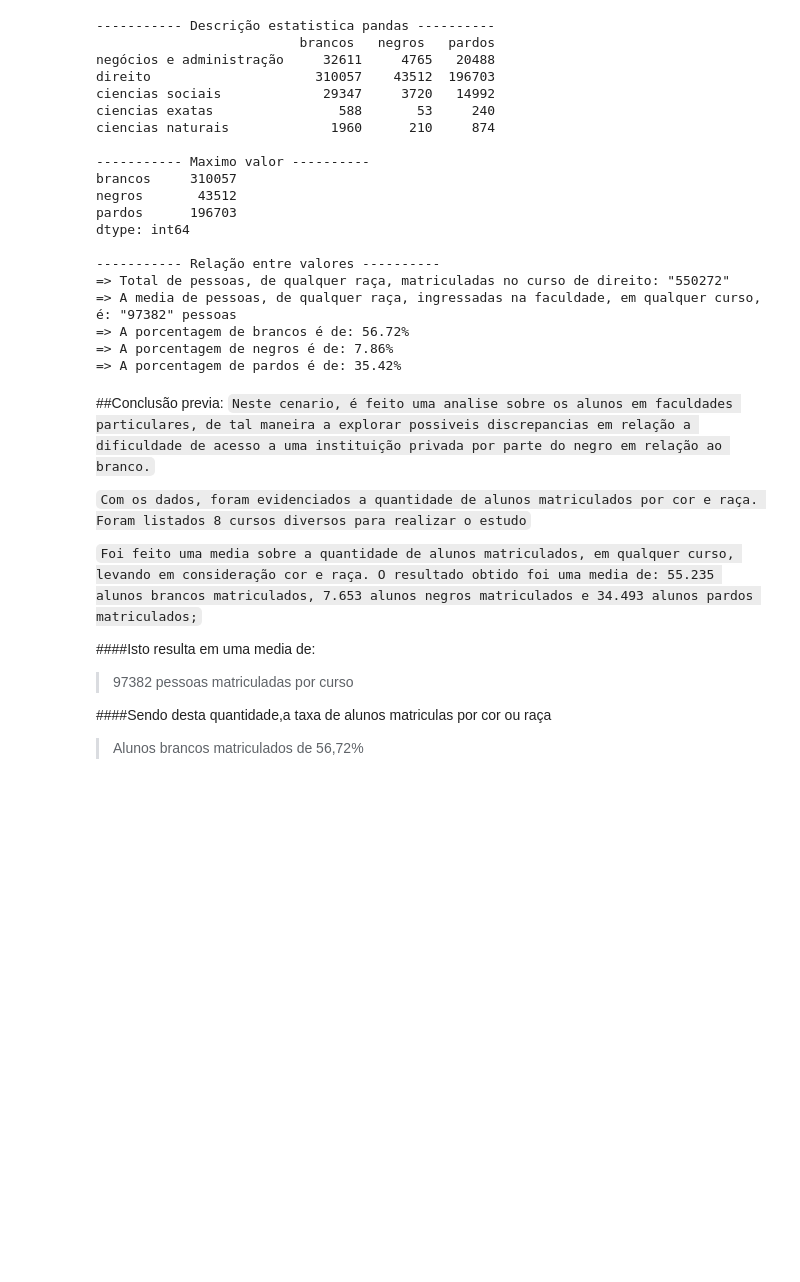
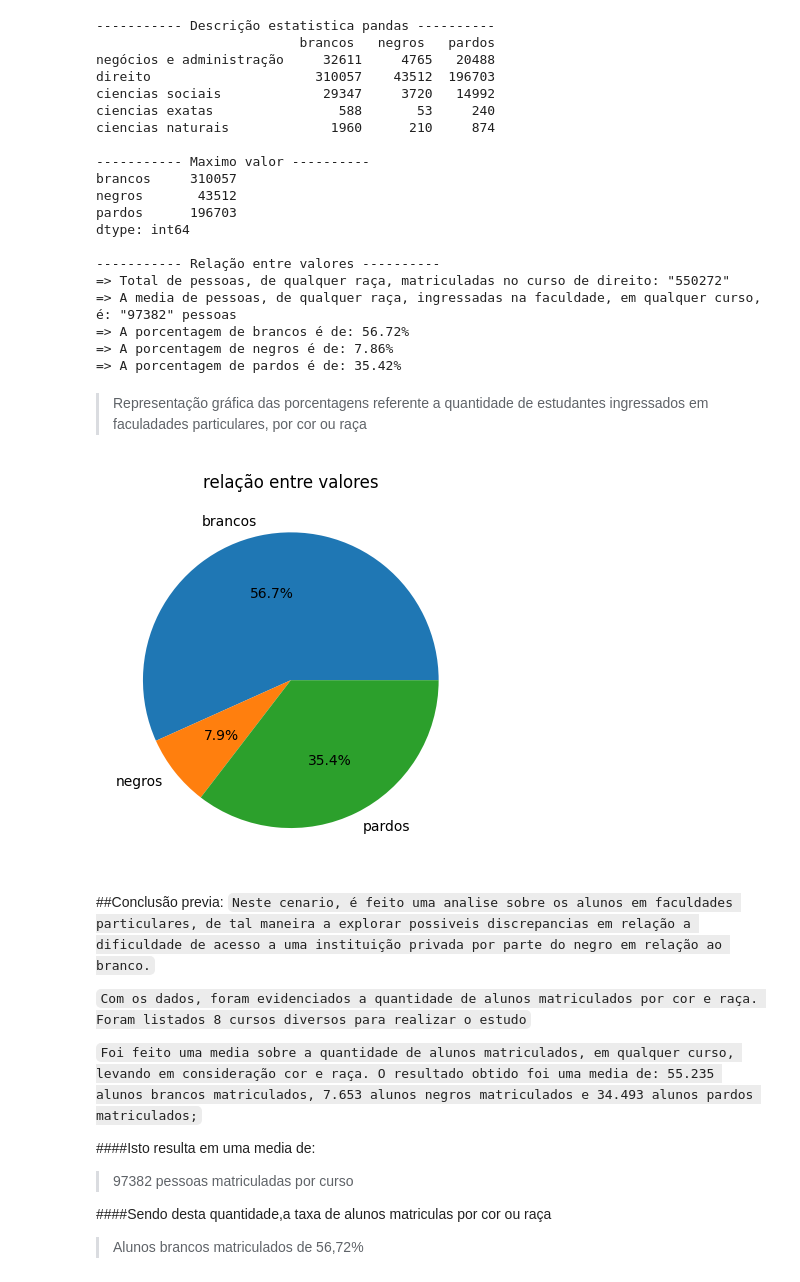
Before and after one commit to rootProject1/Main-Project, a Jupyter notebook: Dificuldade_de_acesso_a__educação_e_mercado_de_trabalho_pelos_negros_no_brasil_em_2021.ipynb, the cells around one changed output. Cells and saved outputs as stored; diff of their text form; code cells hidden in the pictures; blank space fills up the shorter version.

```diff
--- a/Dificuldade_de_acesso_a__educação_e_mercado_de_trabalho_pelos_negros_no_brasil_em_2021.ipynb
+++ b/Dificuldade_de_acesso_a__educação_e_mercado_de_trabalho_pelos_negros_no_brasil_em_2021.ipynb
@@ -163,3 +170,14 @@ dtype: int64
+# %% [markdown]
+> Representação gráfica das porcentagens referente a quantidade de estudantes ingressados em faculadades particulares, por cor ou raça
+# %%
+racas = ["brancos", "negros", "pardos"]
+porcent = [56.72, 7.86, 35.42]
+
+plt.pie(porcent, labels=racas, autopct='%1.1f%%')
+plt.title('relação entre valores')
+plt.show()
+# %% [output]
+[figure, added]
 # %% [markdown]
 ##Conclusão previa:
 `Neste cenario, é feito uma analise sobre os alunos em faculdades particulares, de tal maneira a explorar possiveis discrepancias em relação a dificuldade de acesso a uma instituição privada por parte do negro em relação ao branco.`
```
Also changed, not shown: parts of 10 cells of this notebook, 1 other file.
